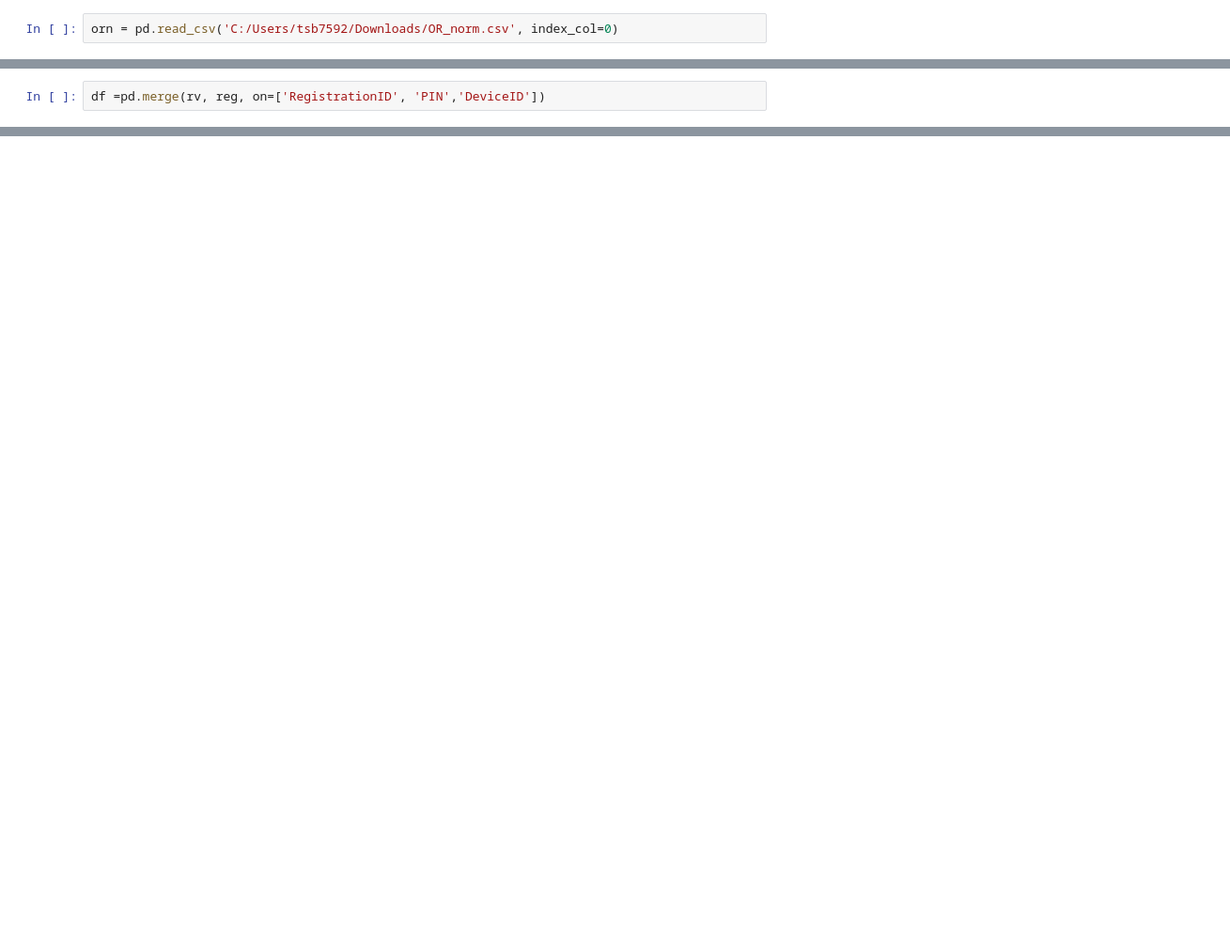
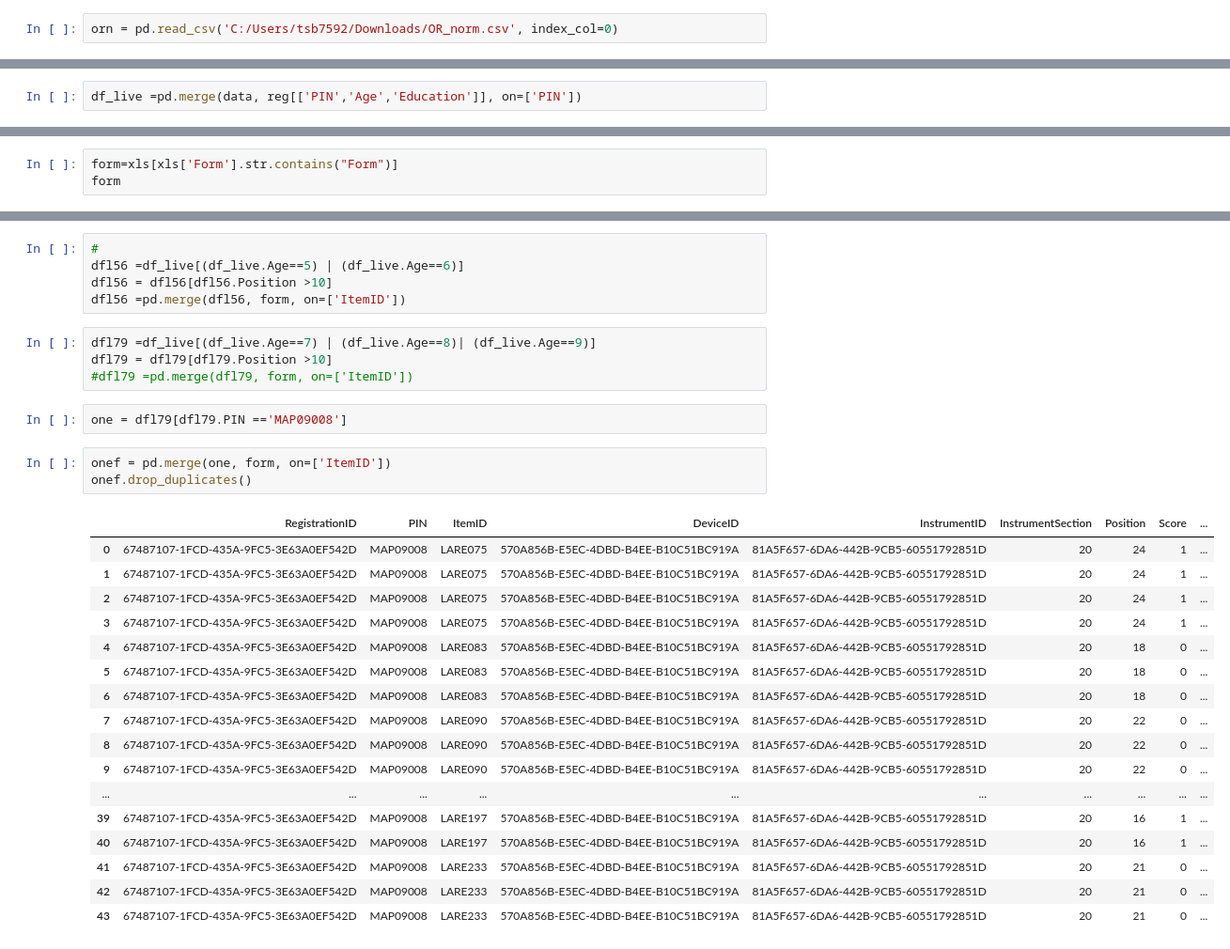
Before and after one commit to tianchu-shu/NWMSS, a Jupyter notebook: NIHTB_Norming/OR_norm.ipynb, the cells around one changed output, grey strips where cells are left out. Shown at 94% size. Drawn from its saved outputs; the diff is of its cells as text; blank space fills up the shorter version.

```diff
--- a/NIHTB_Norming/OR_norm.ipynb
+++ b/NIHTB_Norming/OR_norm.ipynb
@@ -129,2 +270,2 @@ df4
 # %%
-df =pd.merge(rv, reg, on=['RegistrationID', 'PIN','DeviceID'])
+df_live =pd.merge(data, reg[['PIN','Age','Education']], on=['PIN'])
@@ -250,0 +272,3 @@ result.to_csv('C:/Users/tsb7592/Downloads/OR_routingform_below4.csv', index=Fals
+# %%
+form=xls[xls['Form'].str.contains("Form")]
+form
@@ -250,0 +309,32 @@ result.to_csv('C:/Users/tsb7592/Downloads/OR_routingform_below4.csv', index=Fals
+# %%
+#
+dfl56 =df_live[(df_live.Age==5) | (df_live.Age==6)]
+dfl56 = dfl56[dfl56.Position >10]
+dfl56 =pd.merge(dfl56, form, on=['ItemID'])
+# %%
+dfl79 =df_live[(df_live.Age==7) | (df_live.Age==8)| (df_live.Age==9)]
+dfl79 = dfl79[dfl79.Position >10]
+#dfl79 =pd.merge(dfl79, form, on=['ItemID'])
+# %%
+one = dfl79[dfl79.PIN =='MAP09008']
+# %%
+onef = pd.merge(one, form, on=['ItemID'])
+onef.drop_duplicates()
+# %% [output]
+|  | RegistrationID | PIN | ItemID | DeviceID | InstrumentID | InstrumentSection | Position | Score | ... |
+| 0 | 67487107-1FCD-435A-9FC5-3E63A0EF542D | MAP09008 | LARE075 | 570A856B-E5EC-4DBD-B4EE-B10C51BC919A | 81A5F657-6DA6-442B-9CB5-60551792851D | 20 | 24 | 1 | ... |
+| 1 | 67487107-1FCD-435A-9FC5-3E63A0EF542D | MAP09008 | LARE075 | 570A856B-E5EC-4DBD-B4EE-B10C51BC919A | 81A5F657-6DA6-442B-9CB5-60551792851D | 20 | 24 | 1 | ... |
+| 2 | 67487107-1FCD-435A-9FC5-3E63A0EF542D | MAP09008 | LARE075 | 570A856B-E5EC-4DBD-B4EE-B10C51BC919A | 81A5F657-6DA6-442B-9CB5-60551792851D | 20 | 24 | 1 | ... |
+| 3 | 67487107-1FCD-435A-9FC5-3E63A0EF542D | MAP09008 | LARE075 | 570A856B-E5EC-4DBD-B4EE-B10C51BC919A | 81A5F657-6DA6-442B-9CB5-60551792851D | 20 | 24 | 1 | ... |
+| 4 | 67487107-1FCD-435A-9FC5-3E63A0EF542D | MAP09008 | LARE083 | 570A856B-E5EC-4DBD-B4EE-B10C51BC919A | 81A5F657-6DA6-442B-9CB5-60551792851D | 20 | 18 | 0 | ... |
+| 5 | 67487107-1FCD-435A-9FC5-3E63A0EF542D | MAP09008 | LARE083 | 570A856B-E5EC-4DBD-B4EE-B10C51BC919A | 81A5F657-6DA6-442B-9CB5-60551792851D | 20 | 18 | 0 | ... |
+| 6 | 67487107-1FCD-435A-9FC5-3E63A0EF542D | MAP09008 | LARE083 | 570A856B-E5EC-4DBD-B4EE-B10C51BC919A | 81A5F657-6DA6-442B-9CB5-60551792851D | 20 | 18 | 0 | ... |
+| 7 | 67487107-1FCD-435A-9FC5-3E63A0EF542D | MAP09008 | LARE090 | 570A856B-E5EC-4DBD-B4EE-B10C51BC919A | 81A5F657-6DA6-442B-9CB5-60551792851D | 20 | 22 | 0 | ... |
+| 8 | 67487107-1FCD-435A-9FC5-3E63A0EF542D | MAP09008 | LARE090 | 570A856B-E5EC-4DBD-B4EE-B10C51BC919A | 81A5F657-6DA6-442B-9CB5-60551792851D | 20 | 22 | 0 | ... |
+| 9 | 67487107-1FCD-435A-9FC5-3E63A0EF542D | MAP09008 | LARE090 | 570A856B-E5EC-4DBD-B4EE-B10C51BC919A | 81A5F657-6DA6-442B-9CB5-60551792851D | 20 | 22 | 0 | ... |
+| ... | ... | ... | ... | ... | ... | ... | ... | ... | ... |
+| 39 | 67487107-1FCD-435A-9FC5-3E63A0EF542D | MAP09008 | LARE197 | 570A856B-E5EC-4DBD-B4EE-B10C51BC919A | 81A5F657-6DA6-442B-9CB5-60551792851D | 20 | 16 | 1 | ... |
+| 40 | 67487107-1FCD-435A-9FC5-3E63A0EF542D | MAP09008 | LARE197 | 570A856B-E5EC-4DBD-B4EE-B10C51BC919A | 81A5F657-6DA6-442B-9CB5-60551792851D | 20 | 16 | 1 | ... |
+| 41 | 67487107-1FCD-435A-9FC5-3E63A0EF542D | MAP09008 | LARE233 | 570A856B-E5EC-4DBD-B4EE-B10C51BC919A | 81A5F657-6DA6-442B-9CB5-60551792851D | 20 | 21 | 0 | ... |
+| 42 | 67487107-1FCD-435A-9FC5-3E63A0EF542D | MAP09008 | LARE233 | 570A856B-E5EC-4DBD-B4EE-B10C51BC919A | 81A5F657-6DA6-442B-9CB5-60551792851D | 20 | 21 | 0 | ... |
+| 43 | 67487107-1FCD-435A-9FC5-3E63A0EF542D | MAP09008 | LARE233 | 570A856B-E5EC-4DBD-B4EE-B10C51BC919A | 81A5F657-6DA6-442B-9CB5-60551792851D | 20 | 21 | 0 | ... |
```
Also changed, not shown: parts of 76 cells of this notebook.
